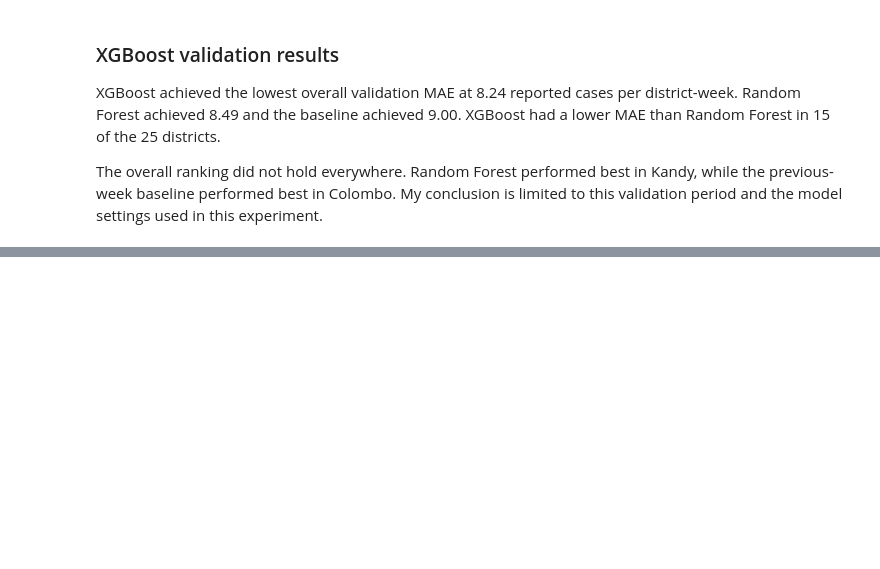
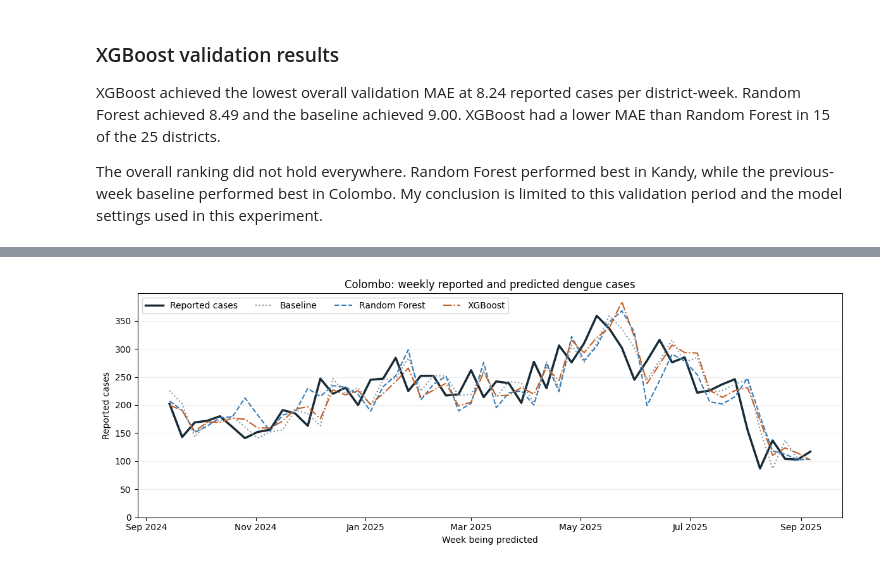
Before and after one commit to Vithu-29/sri-lanka-dengue-forecast, a Jupyter notebook: notebooks/01_explore_dengue_data.ipynb, the cells around one changed output, grey strips where cells are left out. Saved outputs shown, nothing was run; the diff lists cells and outputs as text; code cells hidden in the pictures; blank space fills up the shorter version.

```diff
--- a/notebooks/01_explore_dengue_data.ipynb
+++ b/notebooks/01_explore_dengue_data.ipynb
@@ -488,0 +533,34 @@ used in this experiment.
+# %%
+selected_district = "Colombo"  # Change to "Kandy" or another district to compare.
+
+district_view = (
+    comparison.loc[comparison["district"] == selected_district]
+    .sort_values("week_start")
+)
+
+fig, ax = plt.subplots(figsize=(12, 4.5))
+
+ax.plot(district_view["week_start"], district_view["actual_cases"],
+        label="Reported cases", color="#182b36", linewidth=2.5)
+
+for column, model, line_style in [
+    ("baseline_prediction", "Baseline", ":"),
+    ("rf_prediction", "Random Forest", "--"),
+    ("xgb_prediction", "XGBoost", "-."),
+]:
+    ax.plot(district_view["week_start"], district_view[column],
+            label=model, color=model_colors[model], linestyle=line_style)
+
+ax.set_title(f"{selected_district}: weekly reported and predicted dengue cases")
+ax.set_xlabel("Week being predicted")
+ax.set_ylabel("Reported cases")
+ax.set_ylim(bottom=0)
+ax.xaxis.set_major_locator(mdates.MonthLocator(interval=2))
+ax.xaxis.set_major_formatter(mdates.DateFormatter("%b %Y"))
+ax.legend(ncol=4)
+ax.grid(axis="y", alpha=0.2)
+
+fig.tight_layout()
+plt.show()
+# %% [output]
+[figure, added]
```
Also changed, not shown: parts of 5 cells of this notebook.
